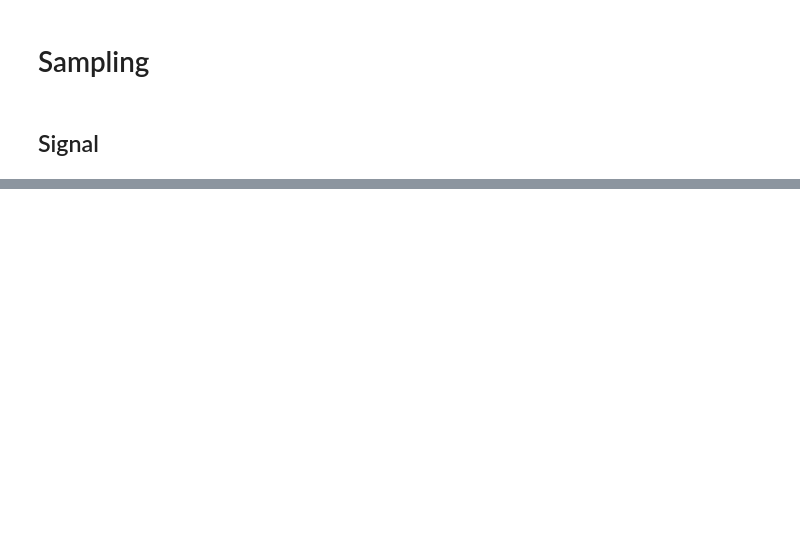
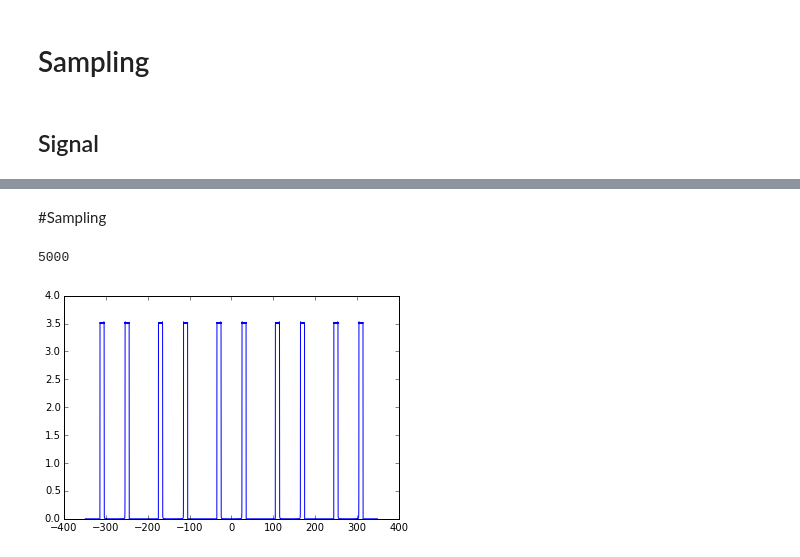
Before and after one commit to claesenm/kul-systeemtheorie, a Jupyter notebook: notebooks/Sampling.ipynb, the cells around one changed output, grey strips where cells are left out. Cells and saved outputs as stored; diff of their text form; code cells hidden in the pictures; blank space fills up the shorter version.

```diff
--- a/notebooks/Sampling.ipynb
+++ b/notebooks/Sampling.ipynb
@@ -36,0 +49,11 @@ plt.show()
+# %% [markdown]
+#Sampling
+# %%
+
+res = np.convolve(yf,resultf,'same')
+print len(res)
+plt.plot(df,res)
+plt.show()
+# %% [output]
+5000
+[figure, added]
```
Also changed, not shown: parts of 11 cells of this notebook, 1 other file.
